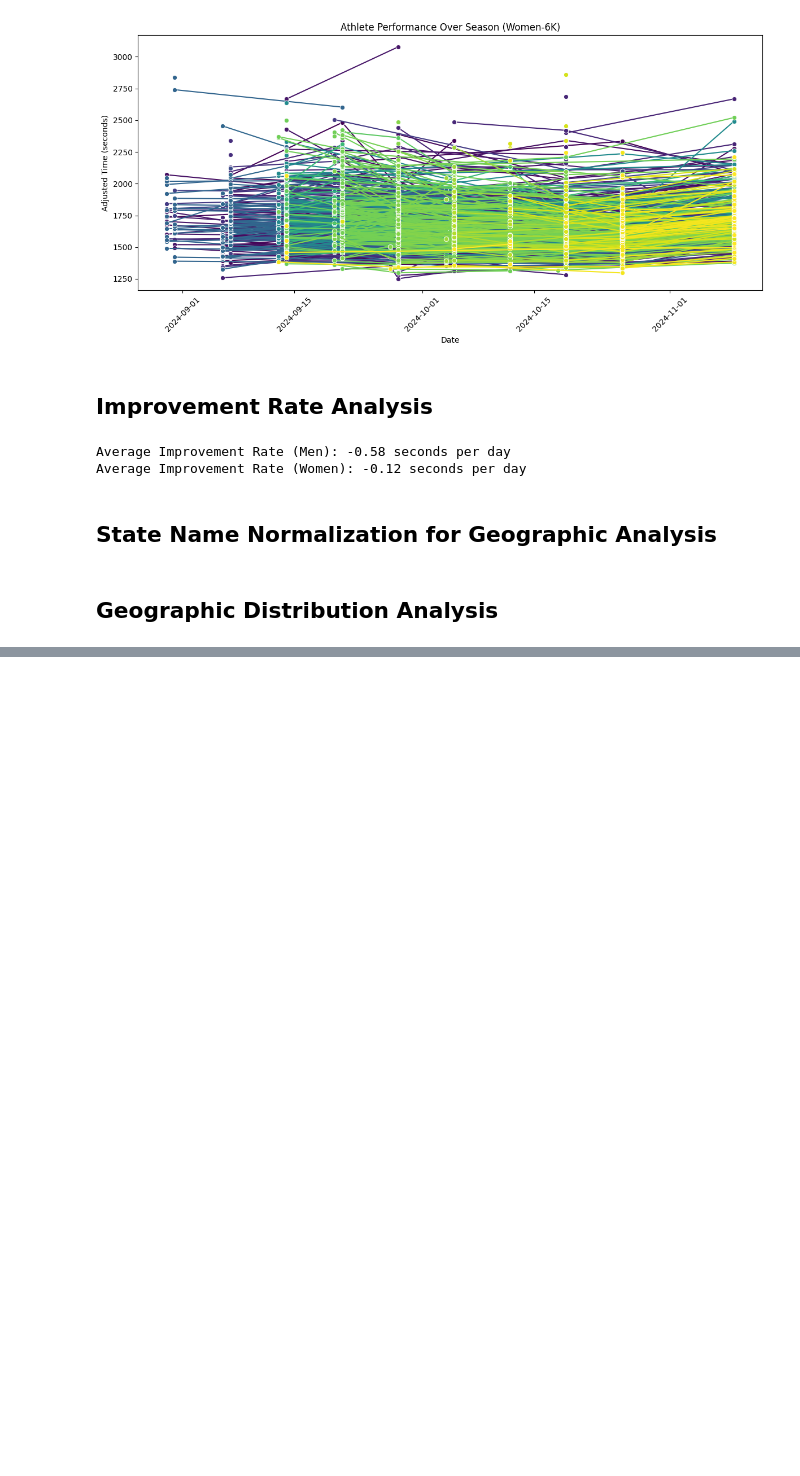
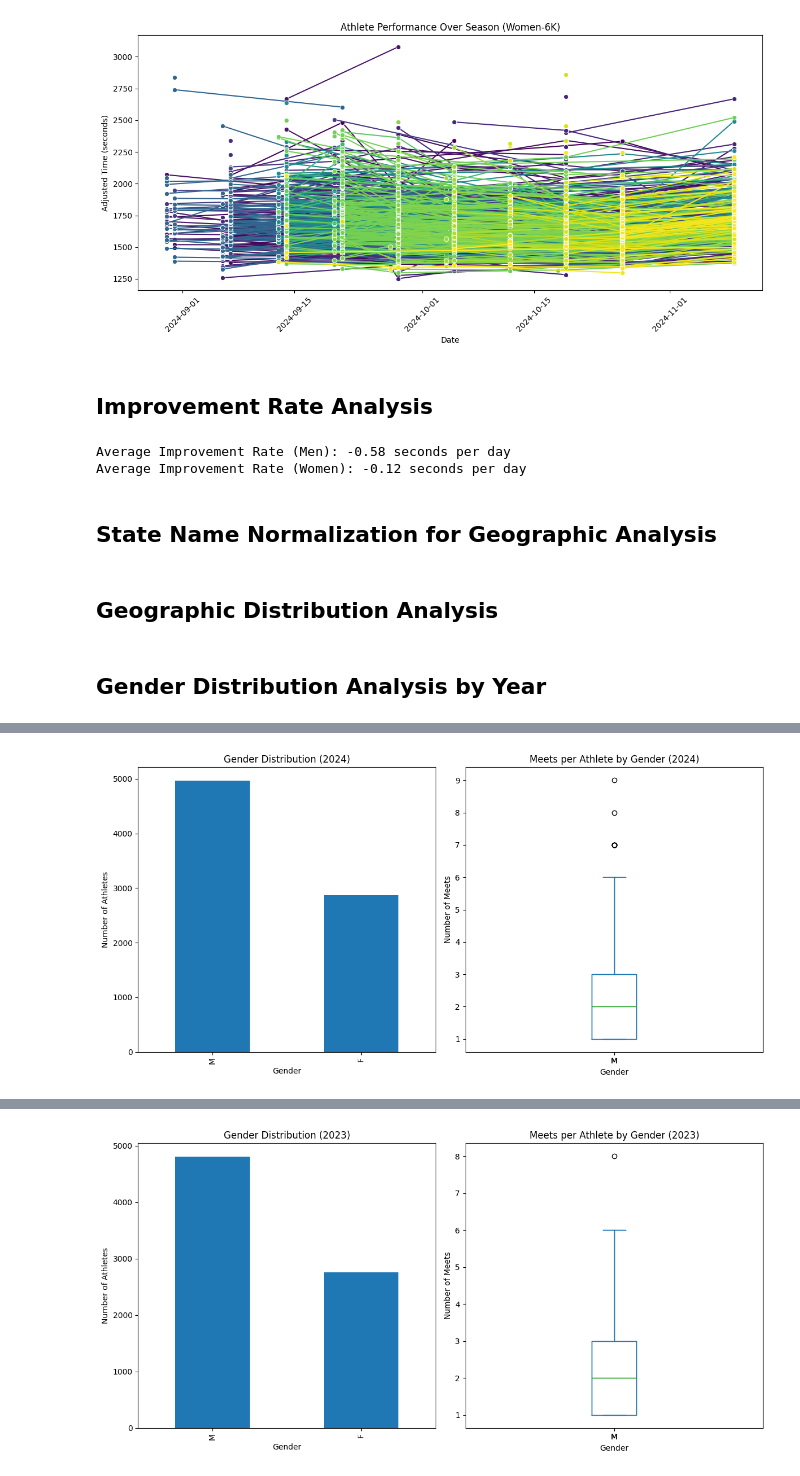
Before and after one commit to National-Running-Club-Database/nrcd_xc_paper, a Jupyter notebook: scripts/analysis.ipynb, the cells around one changed output, grey strips where cells are left out. Cells and saved outputs as stored; diff of their text form; code cells hidden in the pictures; blank space fills up the shorter version.

Commit message:
analysis for gender by year

```diff
--- a/scripts/analysis.ipynb
+++ b/scripts/analysis.ipynb
@@ -341,3 +399,79 @@ def create_state_choropleth(meet_df):
 
 # Create state choropleth
 create_state_choropleth(meet_df)
+# %% [markdown]
+## Gender Distribution Analysis by Year
+# %%
+def analyze_gender_distribution_by_year(sport_df, meet_df, result_df, athlete_df, year):
+    """Analyze gender distribution for a specific year."""
+    # Get cross country sport ID
+    cross_country_sport_id = sport_df[sport_df['sport_name'].str.contains('Cross Country', case=False, na=False)]['sport_id'].values[0]
+
+    # Define date range for the year
+    start_date = datetime(year, 8, 1)
+    end_date = datetime(year + 1, 5, 1)
+
+    # Filter meets by date range and sport
+    cross_country_meets = meet_df[
+        (meet_df['sport_id'] == cross_country_sport_id) &
+        (meet_df['start_date'] >= start_date) &
+        (meet_df['start_date'] <= end_date)
+    ]
+
+    # Filter results for cross country meets
+    cross_country_results = result_df[result_df['meet_id'].isin(cross_country_meets['meet_id'])]
+
+    # Merge with athlete data
+    cross_country_athletes = pd.merge(cross_country_results, athlete_df, on='athlete_id')
+
+    # Count unique athletes by gender
+    gender_counts = cross_country_athletes['gender'].value_counts()
+
+    # Calculate meets per athlete by gender
+    meets_per_athlete = cross_country_athletes.groupby(['athlete_id', 'gender'])['meet_id'].nunique()
+    meets_by_gender = meets_per_athlete.groupby('gender')
+
+    # Perform t-test
+    male_meets = meets_per_athlete[meets_per_athlete.index.get_level_values('gender') == 'M']
+    female_meets = meets_per_athlete[meets_per_athlete.index.get_level_values('gender') == 'F']
+    t_stat, p_value = stats.ttest_ind(male_meets, female_meets)
+
+    return gender_counts, meets_by_gender, t_stat, p_value
+
+# Analyze gender distribution for 2024 and 2023
+for year in [2024, 2023]:
+    print(f"\n{year} Cross Country: Gender vs # of Races")
+    gender_counts, meets_by_gender, t_stat, p_value = analyze_gender_distribution_by_year(sport_df, meet_df, result_df, athlete_df, year)
+
+    print(f"Number of men: {gender_counts.get('M', 0)}")
+    print(f"Number of women: {gender_counts.get('F', 0)}")
+
+    print("\nDistribution of number of Cross Country meets for men:")
+    print(meets_by_gender.get_group('M').describe())
+
+    print("\nDistribution of number of Cross Country meets for women:")
+    print(meets_by_gender.get_group('F').describe())
+
+    print(f"\nT-statistic: {t_stat}")
+    print(f"P-value: {p_value}")
+
+    # Create visualization
+    plt.figure(figsize=(12, 6))
+
+    # Plot gender distribution
+    plt.subplot(1, 2, 1)
+    gender_counts.plot(kind='bar')
+    plt.title(f'Gender Distribution ({year})')
+    plt.xlabel('Gender')
+    plt.ylabel('Number of Athletes')
+
+    # Plot meets per athlete distribution
+    plt.subplot(1, 2, 2)
+    meets_by_gender.plot(kind='box')
+    plt.title(f'Meets per Athlete by Gender ({year})')
+    plt.xlabel('Gender')
+    plt.ylabel('Number of Meets')
+
+    plt.tight_layout()
+    plt.show()
+# %% [output]
@@ -343,0 +495 @@ create_state_choropleth(meet_df)
+[figure, added]
@@ -343,0 +513 @@ create_state_choropleth(meet_df)
+[figure, added]
```
Also changed, not shown: parts of 6 cells of this notebook, 1 other file.
